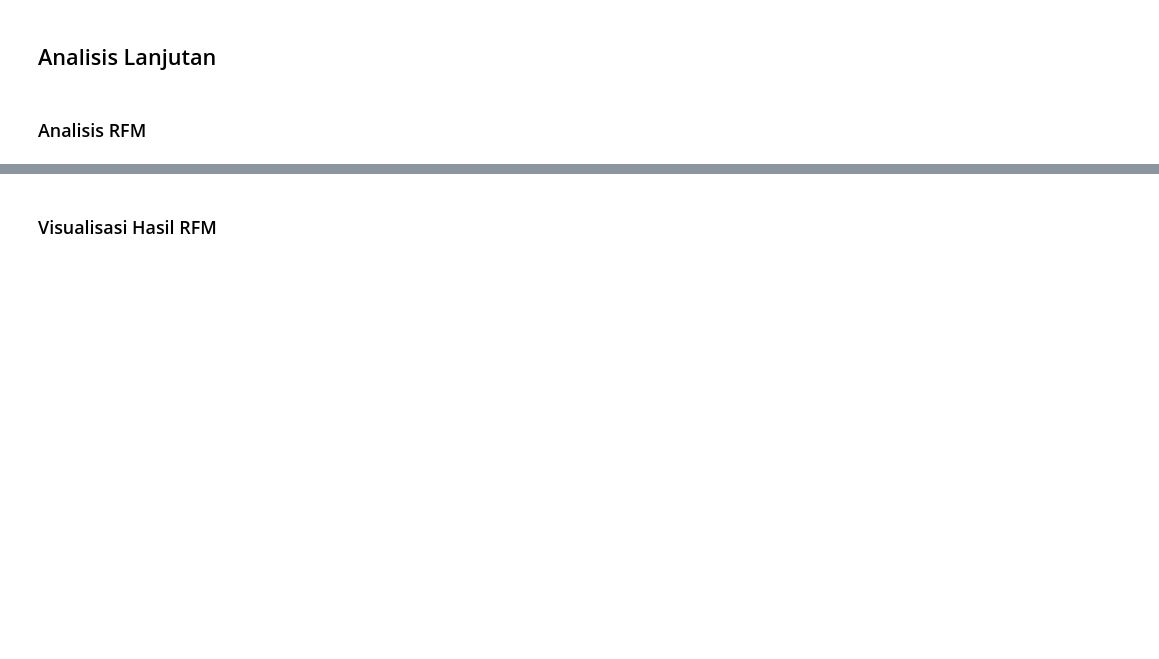
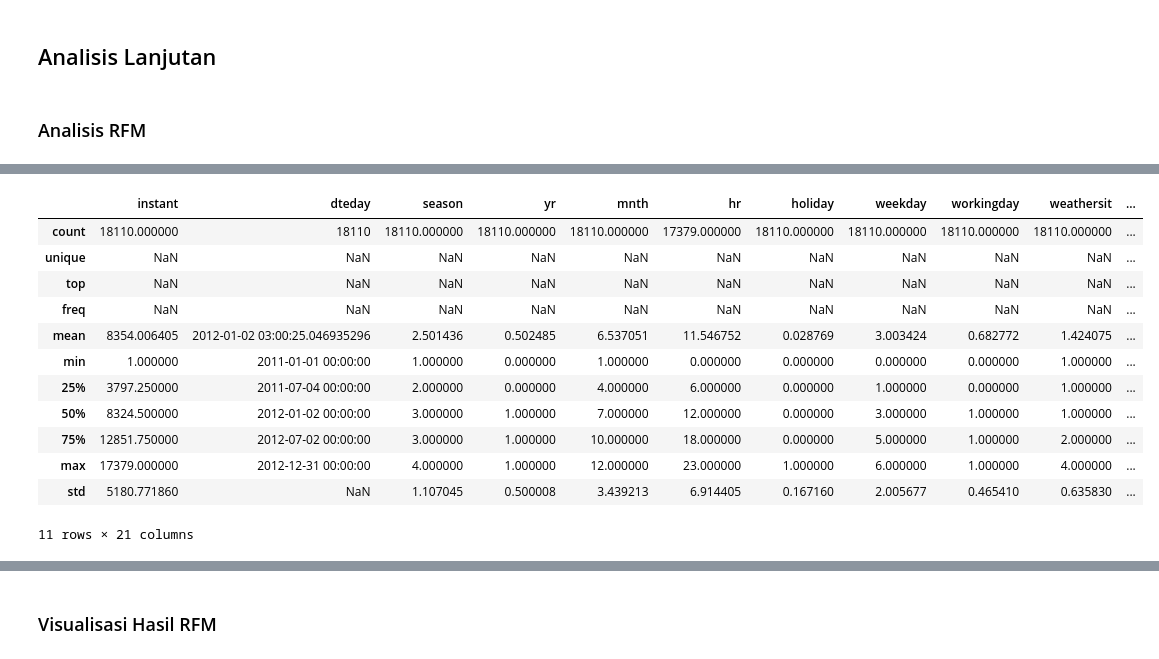
Before and after one commit to danovantaa/Bike-Sharing-Dashboard, a Jupyter notebook: notebook.ipynb, the cells around one changed output, grey strips where cells are left out. Drawn from its saved outputs; the diff is of its cells as text; code cells hidden in the pictures; blank space fills up the shorter version.

```diff
--- a/notebook.ipynb
+++ b/notebook.ipynb
@@ -208,3 +119,7 @@ day_type_year_summary = day_df.groupby(['year', 'Day_type'])['cnt'].mean().reset
+# %%
+    day_df['Day_type'] = day_df['workingday'].map({1: 'Hari Kerja', 0: 'Hari Libur'})
+    day_df['year'] = day_df['dteday'].dt.year
+    day_type_year_summary = day_df.groupby(['year','Day_type'])['cnt'].mean().reset_index()
 # %% [markdown]
 ### Explore `hour_df`
 # %%
@@ -233,14 +135,27 @@ hourly_counts = hour_df.groupby('hr')['cnt'].mean()
+# %%
+hour_df['Day_type'] = hour_df['workingday'].map({1: 'Hari Kerja', 0: 'Hari Libur'})
+hour_df['year'] = hour_df['dteday'].dt.year
+day_type_year_summary = hour_df.groupby(['year', 'Day_type'])['cnt'].mean().reset_index()
 # %%
-season_summary = hour_df.groupby('season')['cnt'].sum().reset_index()
-
+hour_df.groupby('season')['cnt'].sum().reset_index()
 season_labels = {
     1: 'Spring',
     2: 'Summer',
     3: 'Fall',
     4: 'Winter'
-    }
-
-season_summary['season_label'] = season_summary['season'].map(season_labels)
+}
+hour_df['season_label'] = hour_df['season'].map(season_labels)
+hour_df.sample(5)
+# %%
+hour_df.groupby('weathersit')['cnt'].sum().reset_index()
+weather_labels = {
+    1: 'Baik',
+    2: 'Sedang',
+    3: 'Sedikit Buruk',
+    4: 'Buruk'
+}
+hour_df['weather_label'] = hour_df['weathersit'].map(weather_labels)
+hour_df.sample(5)
 # %% [markdown]
 **Insight:**
 - Melakukan eksplorasi terhadap tabel day_df untuk menjawab pertanyaan yang di analisis
@@ -315,0 +246,16 @@ all_df.to_csv("dashboard/all.csv", index=False)
+# %%
+all_df.describe(include="all")
+# %% [output]
+|  | instant | dteday | season | yr | mnth | hr | holiday | weekday | workingday | weathersit | ... |
+| count | 18110.000000 | 18110 | 18110.000000 | 18110.000000 | 18110.000000 | 17379.000000 | 18110.000000 | 18110.000000 | 18110.000000 | 18110.000000 | ... |
+| unique | NaN | NaN | NaN | NaN | NaN | NaN | NaN | NaN | NaN | NaN | ... |
+| top | NaN | NaN | NaN | NaN | NaN | NaN | NaN | NaN | NaN | NaN | ... |
+| freq | NaN | NaN | NaN | NaN | NaN | NaN | NaN | NaN | NaN | NaN | ... |
+| mean | 8354.006405 | 2012-01-02 03:00:25.046935296 | 2.501436 | 0.502485 | 6.537051 | 11.546752 | 0.028769 | 3.003424 | 0.682772 | 1.424075 | ... |
+| min | 1.000000 | 2011-01-01 00:00:00 | 1.000000 | 0.000000 | 1.000000 | 0.000000 | 0.000000 | 0.000000 | 0.000000 | 1.000000 | ... |
+| 25% | 3797.250000 | 2011-07-04 00:00:00 | 2.000000 | 0.000000 | 4.000000 | 6.000000 | 0.000000 | 1.000000 | 0.000000 | 1.000000 | ... |
+| 50% | 8324.500000 | 2012-01-02 00:00:00 | 3.000000 | 1.000000 | 7.000000 | 12.000000 | 0.000000 | 3.000000 | 1.000000 | 1.000000 | ... |
+| 75% | 12851.750000 | 2012-07-02 00:00:00 | 3.000000 | 1.000000 | 10.000000 | 18.000000 | 0.000000 | 5.000000 | 1.000000 | 2.000000 | ... |
+| max | 17379.000000 | 2012-12-31 00:00:00 | 4.000000 | 1.000000 | 12.000000 | 23.000000 | 1.000000 | 6.000000 | 1.000000 | 4.000000 | ... |
+| std | 5180.771860 | NaN | 1.107045 | 0.500008 | 3.439213 | 6.914405 | 0.167160 | 2.005677 | 0.465410 | 0.635830 | ... |
+11 rows × 21 columns
```
Also changed, not shown: parts of 30 cells of this notebook, 2 other files.
